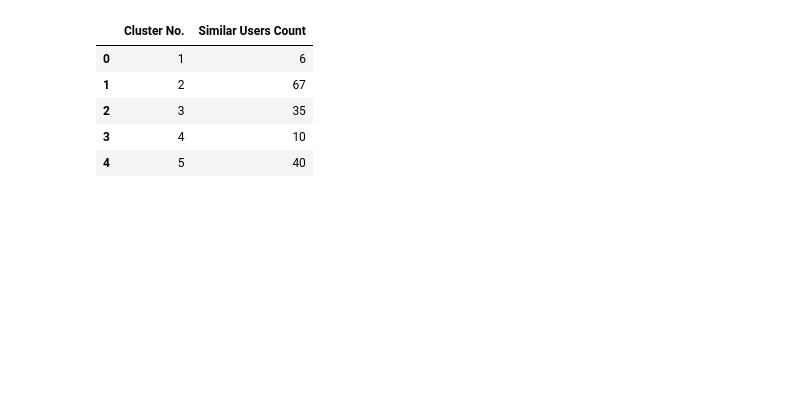
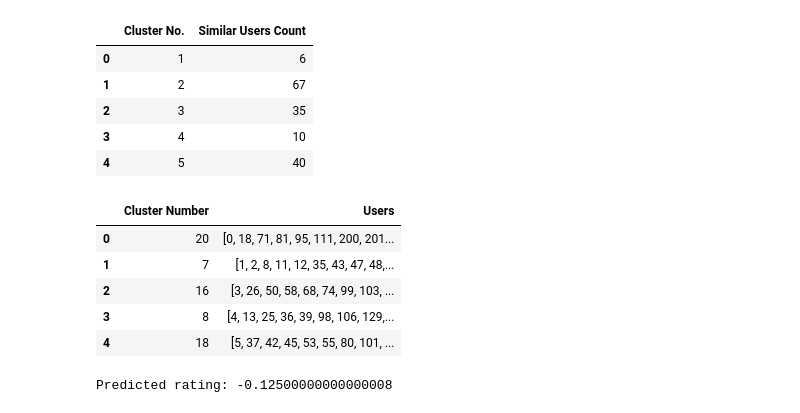
Before and after one commit to mohammed21kamall/Graduation-Project, a Jupyter notebook: Model AI/RatingPredictionCode.ipynb, the cells around one changed output. Drawn from its saved outputs; the diff is of its cells as text; code cells hidden in the pictures; blank space fills up the shorter version.

```diff
--- a/Model AI/RatingPredictionCode.ipynb
+++ b/Model AI/RatingPredictionCode.ipynb
@@ -94,3 +126,13 @@ cluster_user.head()
 | 2 | 3 | 35 |
 | 3 | 4 | 10 |
 | 4 | 5 | 40 |
+# %%
+user_in_cluster = pd.read_csv("drive/MyDrive/Dataset2/UsersInClusters.csv")
+user_in_cluster.head()
+# %% [output]
+|  | Cluster Number | Users |
+| 0 | 20 | [0, 18, 71, 81, 95, 111, 200, 201... |
+| 1 | 7 | [1, 2, 8, 11, 12, 35, 43, 47, 48,... |
+| 2 | 16 | [3, 26, 50, 58, 68, 74, 99, 103, ... |
+| 3 | 8 | [4, 13, 25, 36, 39, 98, 106, 129,... |
+| 4 | 18 | [5, 37, 42, 45, 53, 55, 80, 101, ... |
@@ -96,0 +150,32 @@ cluster_user.head()
+# %%
+
+# Step 5: Define the prediction function using the provided equation
+def predict_rating(ru, rv, Suv, degree_v, n_nearest_users, cu, cv):
+
+    sum_weights = 0
+    sum_rating_diff_weighted = 0
+
+    for v in range(1, n_nearest_users + 1):
+        weight = (rv - ru) * Suv * w(cu, cv)
+        sum_rating_diff_weighted += weight
+        sum_weights += (degree_v + 1) * abs(Suv)
+
+    if sum_weights == 0:
+        return 0  # Avoid division by zero
+
+    predicted_rating = sum_rating_diff_weighted / sum_weights
+    return predicted_rating
+
+# Example Usage:
+ru = 4.5
+rv = 4.3
+osvu = 0.8
+degree_v = 0.6
+n_nearest_users = 3
+cu = 1
+cv = 1
+
+predicted_rating = predict_rating(ru, rv, osvu, degree_v, n_nearest_users, cu, cv)
+print("Predicted rating:", predicted_rating)
+# %% [output]
+Predicted rating: -0.12500000000000008
```
Also changed, not shown: parts of 5 cells of this notebook.
